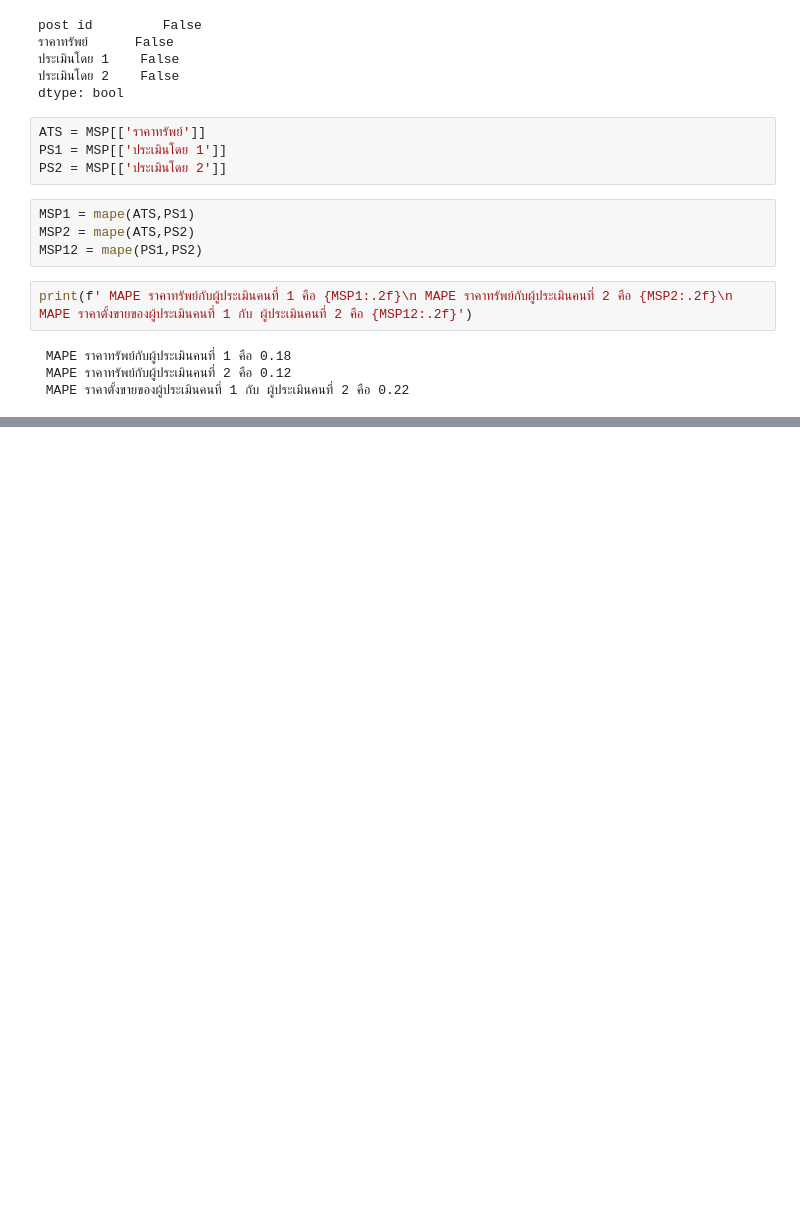
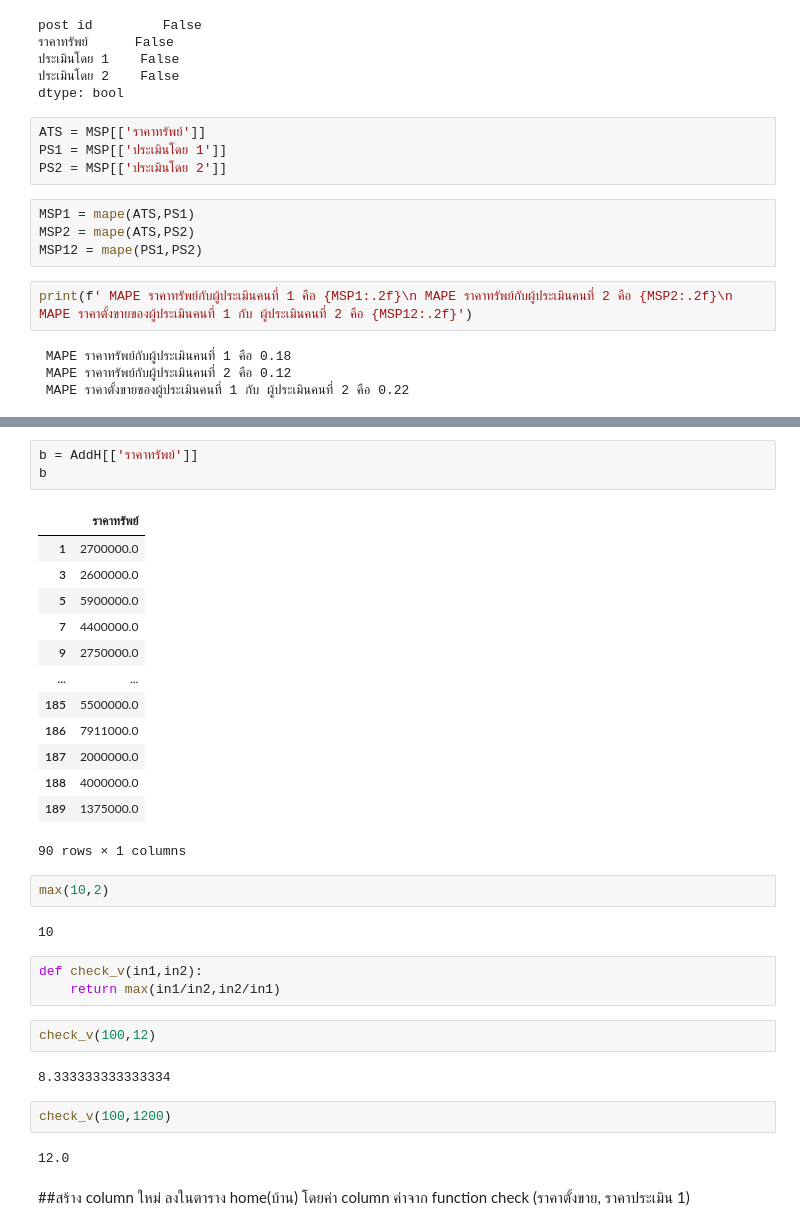
Before and after one commit to bunnybbear/bsc_dpdm22, a Jupyter notebook: [dataprep1]_property_estimator.ipynb, the cells around one changed output, grey strips where cells are left out. Saved outputs shown, nothing was run; the diff lists cells and outputs as text; blank space fills up the shorter version.

```diff
--- a/[dataprep1]_property_estimator.ipynb
+++ b/[dataprep1]_property_estimator.ipynb
@@ -663,0 +675,34 @@ print(f' MAPE ราคาทรัพย์กับผู้ประเมิ
+# %%
+b = AddH[['ราคาทรัพย์']]
+b
+# %% [output]
+|  | ราคาทรัพย์ |
+| 1 | 2700000.0 |
+| 3 | 2600000.0 |
+| 5 | 5900000.0 |
+| 7 | 4400000.0 |
+| 9 | 2750000.0 |
+| ... | ... |
+| 185 | 5500000.0 |
+| 186 | 7911000.0 |
+| 187 | 2000000.0 |
+| 188 | 4000000.0 |
+| 189 | 1375000.0 |
+90 rows × 1 columns
+# %%
+max(10,2)
+# %% [output]
+10
+# %%
+def check_v(in1,in2):
+    return max(in1/in2,in2/in1)
+# %%
+check_v(100,12)
+# %% [output]
+8.333333333333334
+# %%
+check_v(100,1200)
+# %% [output]
+12.0
+# %% [markdown]
+##สร้าง column ใหม่ ลงในตาราง home(บ้าน) โดยค่า column ค่าจาก function check (ราคาตั้งขาย, ราคาประเมิน 1)
```
Also changed, not shown: parts of 13 cells of this notebook.
